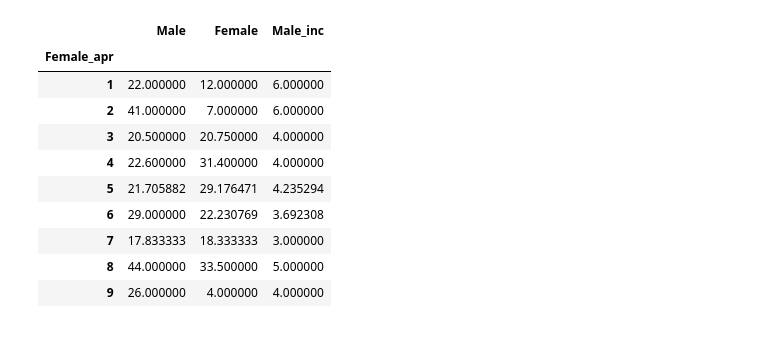
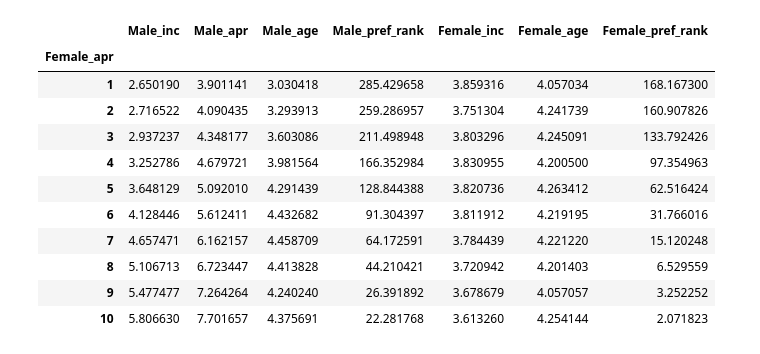
Before and after one commit to tetsukamen/matching-simulation, a Jupyter notebook: analyze.ipynb, the cells around one changed output. Saved outputs shown, nothing was run; the diff lists cells and outputs as text; code cells hidden in the pictures.

```diff
--- a/analyze.ipynb
+++ b/analyze.ipynb
@@ -66,14 +101,15 @@ df.loc[:, target_columns].groupby("Male_inc").mean()
 # %%
-df.groupby("Female_apr").mean()
+df.loc[:, target_columns].groupby("Female_apr").mean()
 # %% [output]
-|  | Male | Female | Male_inc |
-| Female_apr |  |  |  |
-| 1 | 22.000000 | 12.000000 | 6.000000 |
-| 2 | 41.000000 | 7.000000 | 6.000000 |
-| 3 | 20.500000 | 20.750000 | 4.000000 |
-| 4 | 22.600000 | 31.400000 | 4.000000 |
-| 5 | 21.705882 | 29.176471 | 4.235294 |
-| 6 | 29.000000 | 22.230769 | 3.692308 |
-| 7 | 17.833333 | 18.333333 | 3.000000 |
-| 8 | 44.000000 | 33.500000 | 5.000000 |
-| 9 | 26.000000 | 4.000000 | 4.000000 |
+|  | Male_inc | Male_apr | Male_age | Male_pref_rank | Female_inc | Female_age | Female_pref_rank |
+| Female_apr |  |  |  |  |  |  |  |
+| 1 | 2.650190 | 3.901141 | 3.030418 | 285.429658 | 3.859316 | 4.057034 | 168.167300 |
+| 2 | 2.716522 | 4.090435 | 3.293913 | 259.286957 | 3.751304 | 4.241739 | 160.907826 |
+| 3 | 2.937237 | 4.348177 | 3.603086 | 211.498948 | 3.803296 | 4.245091 | 133.792426 |
+| 4 | 3.252786 | 4.679721 | 3.981564 | 166.352984 | 3.830955 | 4.200500 | 97.354963 |
+| 5 | 3.648129 | 5.092010 | 4.291439 | 128.844388 | 3.820736 | 4.263412 | 62.516424 |
+| 6 | 4.128446 | 5.612411 | 4.432682 | 91.304397 | 3.811912 | 4.219195 | 31.766016 |
+| 7 | 4.657471 | 6.162157 | 4.458709 | 64.172591 | 3.784439 | 4.221220 | 15.120248 |
+| 8 | 5.106713 | 6.723447 | 4.413828 | 44.210421 | 3.720942 | 4.201403 | 6.529559 |
+| 9 | 5.477477 | 7.264264 | 4.240240 | 26.391892 | 3.678679 | 4.057057 | 3.252252 |
+| 10 | 5.806630 | 7.701657 | 4.375691 | 22.281768 | 3.613260 | 4.254144 | 2.071823 |
```
Also changed, not shown: parts of 7 cells of this notebook, 8 other files.
